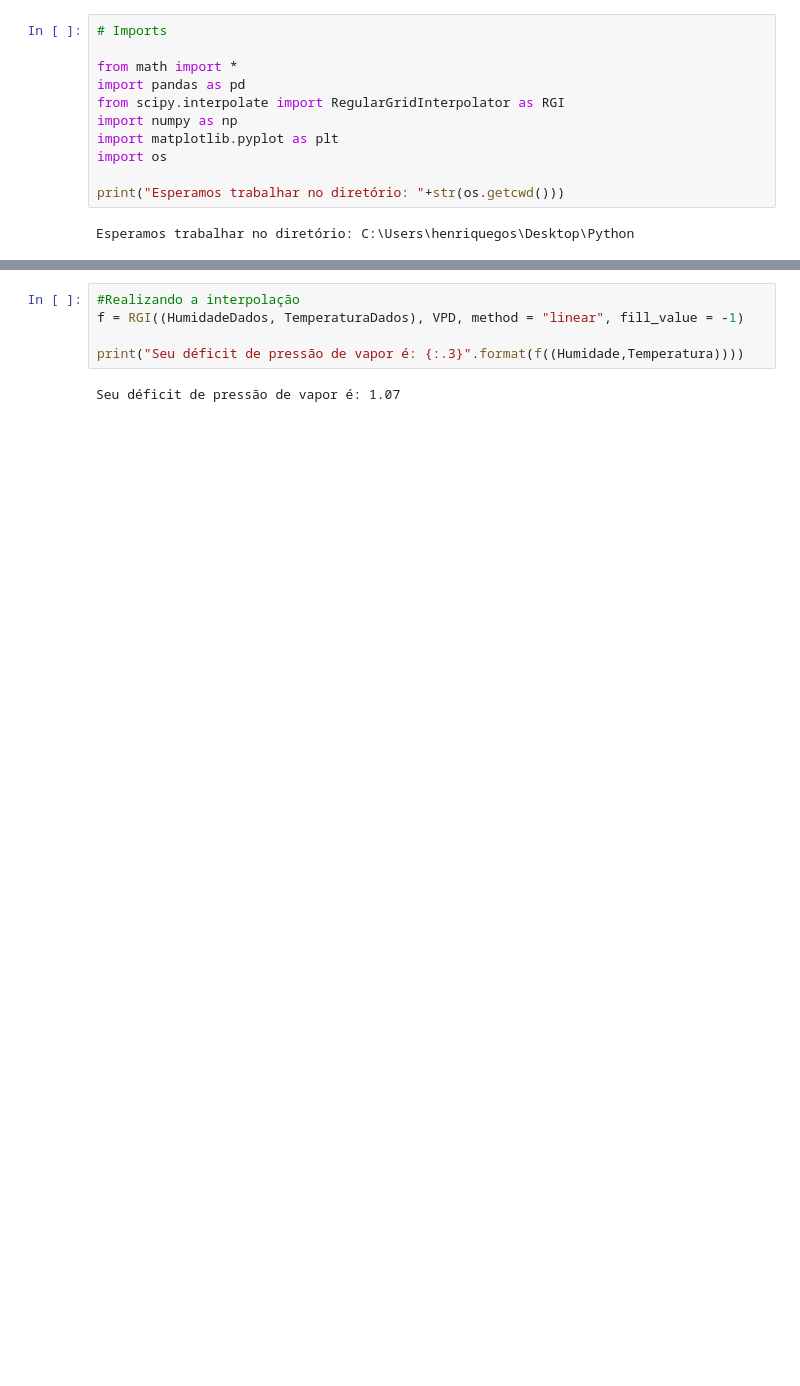
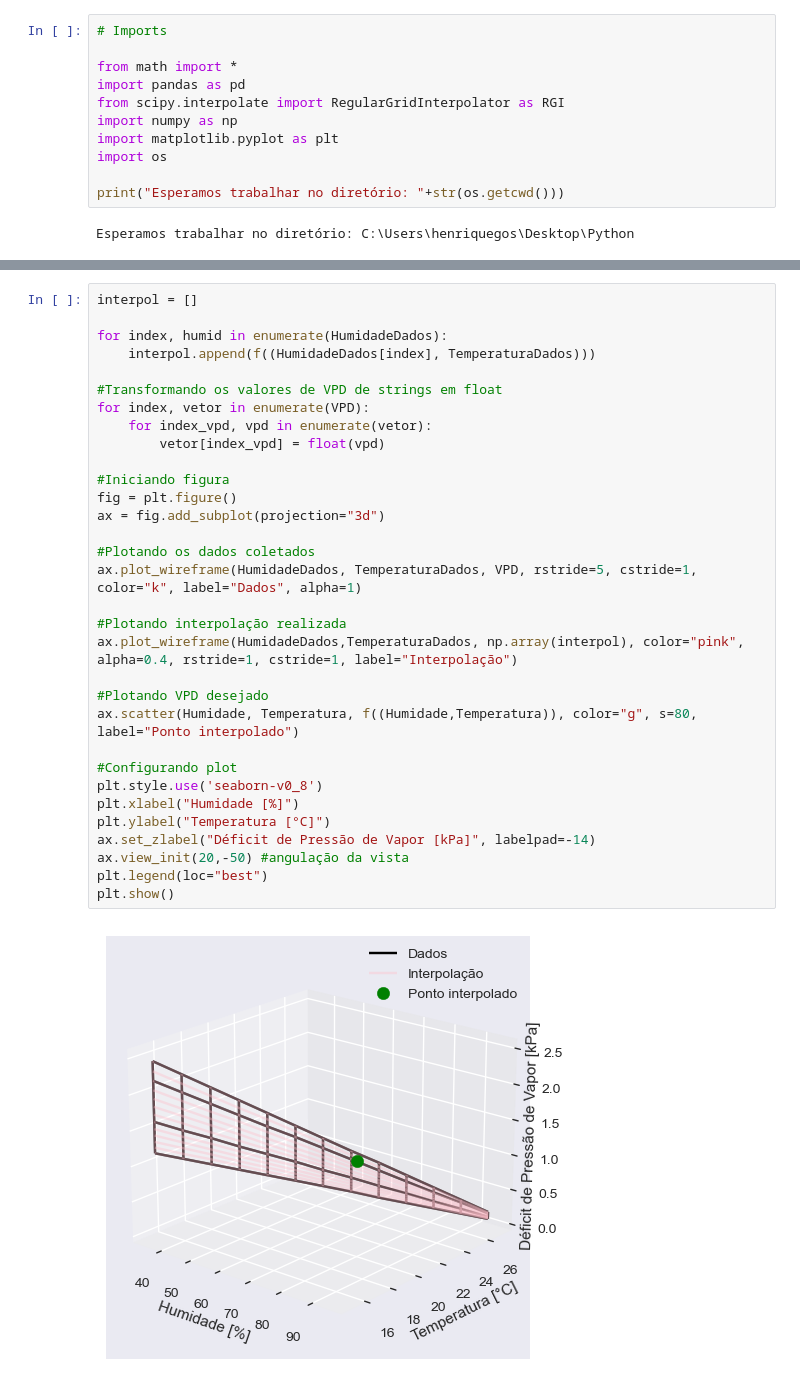
Before and after one commit to henriquegos/Talda, a Jupyter notebook: #VPDTABLE.ipynb, the cells around one changed output, grey strips where cells are left out. Drawn from its saved outputs; the diff is of its cells as text; blank space fills up the shorter version.

Commit message:
Primeira visualização da interpolação

```diff
--- a/#VPDTABLE.ipynb
+++ b/#VPDTABLE.ipynb
@@ -64,7 +70,34 @@ Qual a temperatura do seu grow?25.9
-# %%
-#Realizando a interpolação
-f = RGI((HumidadeDados, TemperaturaDados), VPD, method = "linear", fill_value = -1)
-
-print("Seu déficit de pressão de vapor é: {:.3}".format(f((Humidade,Temperatura))))
-# %% [output]
-Seu déficit de pressão de vapor é: 1.07
+# %%
+interpol = []
+
+for index, humid in enumerate(HumidadeDados):
+    interpol.append(f((HumidadeDados[index], TemperaturaDados)))
+
+#Transformando os valores de VPD de strings em float
+for index, vetor in enumerate(VPD):
+    for index_vpd, vpd in enumerate(vetor):
+        vetor[index_vpd] = float(vpd)
+
+#Iniciando figura
+fig = plt.figure()
+ax = fig.add_subplot(projection="3d")
+
+#Plotando os dados coletados
+ax.plot_wireframe(HumidadeDados, TemperaturaDados, VPD, rstride=5, cstride=1, color="k", label="Dados", alpha=1)
+
+#Plotando interpolação realizada
+ax.plot_wireframe(HumidadeDados,TemperaturaDados, np.array(interpol), color="pink", alpha=0.4, rstride=1, cstride=1, label="Interpolação")
+
+#Plotando VPD desejado
+ax.scatter(Humidade, Temperatura, f((Humidade,Temperatura)), color="g", s=80, label="Ponto interpolado")
+
+#Configurando plot
+plt.style.use('seaborn-v0_8')
+plt.xlabel("Humidade [%]")
+plt.ylabel("Temperatura [°C]")
+ax.set_zlabel("Déficit de Pressão de Vapor [kPa]", labelpad=-14)
+ax.view_init(20,-50) #angulação da vista
+plt.legend(loc="best")
+plt.show()
+# %% [output]
+[figure, added]
```
Also changed, not shown: parts of 1 cell of this notebook.
